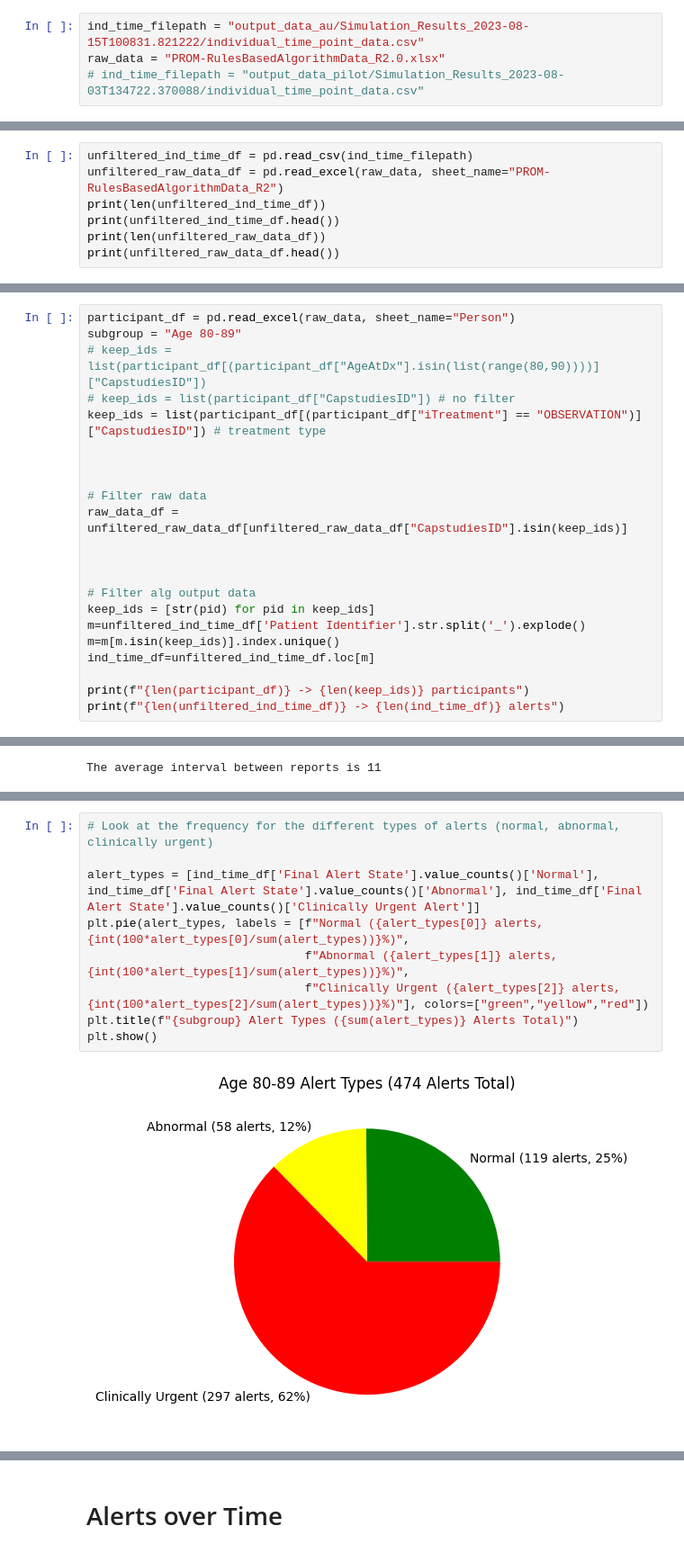
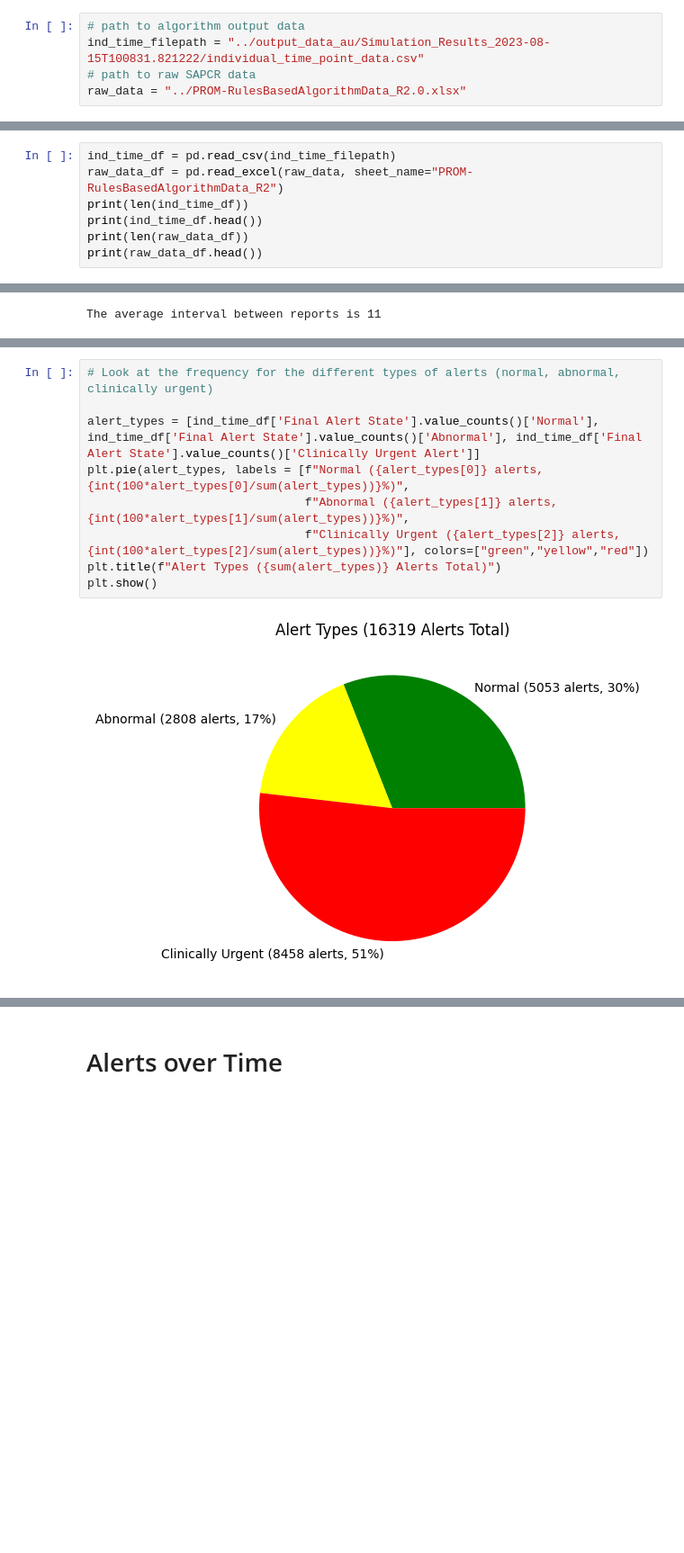
Before and after one commit to nrozario/ned-alg-analysis, a Jupyter notebook: analysis.ipynb, the cells around one changed output, grey strips where cells are left out. Shown at 90% size. Drawn from its saved outputs; the diff is of its cells as text; blank space fills up the shorter version.

```diff
--- a/analysis.ipynb
+++ b/analysis.ipynb
@@ -4,9 +4,10 @@ import matplotlib.pyplot as plt
 import numpy as np
 from datetime import datetime
 # %%
-ind_time_filepath = "output_data_au/Simulation_Results_2023-08-15T100831.821222/individual_time_point_data.csv"
-raw_data = "PROM-RulesBasedAlgorithmData_R2.0.xlsx"
-# ind_time_filepath = "output_data_pilot/Simulation_Results_2023-08-03T134722.370088/individual_time_point_data.csv"
+# path to algorithm output data
+ind_time_filepath = "../output_data_au/Simulation_Results_2023-08-15T100831.821222/individual_time_point_data.csv"
+# path to raw SAPCR data
+raw_data = "../PROM-RulesBasedAlgorithmData_R2.0.xlsx"
 # %%
 domain_code_to_name = {"ui_domain" : "Urinary Incontinence Domain",
                       "sf_domain" : "Sexual Function Domain",
@@ -16,12 +17,12 @@ domain_code_to_name = {"ui_domain" : "Urinary Incontinence Domain",
                        "q6d" : "Blood Stools Question"
                       }
 # %%
-unfiltered_ind_time_df = pd.read_csv(ind_time_filepath)
-unfiltered_raw_data_df = pd.read_excel(raw_data, sheet_name="PROM-RulesBasedAlgorithmData_R2")
-print(len(unfiltered_ind_time_df))
-print(unfiltered_ind_time_df.head())
-print(len(unfiltered_raw_data_df))
-print(unfiltered_raw_data_df.head())
+ind_time_df = pd.read_csv(ind_time_filepath)
+raw_data_df = pd.read_excel(raw_data, sheet_name="PROM-RulesBasedAlgorithmData_R2")
+print(len(ind_time_df))
+print(ind_time_df.head())
+print(len(raw_data_df))
+print(raw_data_df.head())
 # %% [output]
 16319
   Patient Identifier           Time Point Urinary Incontinence Domain State  \
@@ -45,22 +43,0 @@ print(unfiltered_raw_data_df.head())
-# %%
-participant_df = pd.read_excel(raw_data, sheet_name="Person")
-subgroup = "Age 80-89"
-# keep_ids = list(participant_df[(participant_df["AgeAtDx"].isin(list(range(80,90))))]["CapstudiesID"])
-# keep_ids = list(participant_df["CapstudiesID"]) # no filter
-keep_ids = list(participant_df[(participant_df["iTreatment"] == "OBSERVATION")]["CapstudiesID"]) # treatment type
-
-
-
-# Filter raw data
-raw_data_df = unfiltered_raw_data_df[unfiltered_raw_data_df["CapstudiesID"].isin(keep_ids)]
-
-
-
-# Filter alg output data
-keep_ids = [str(pid) for pid in keep_ids]
-m=unfiltered_ind_time_df['Patient Identifier'].str.split('_').explode()
-m=m[m.isin(keep_ids)].index.unique()
-ind_time_df=unfiltered_ind_time_df.loc[m]
-
-print(f"{len(participant_df)} -> {len(keep_ids)} participants")
-print(f"{len(unfiltered_ind_time_df)} -> {len(ind_time_df)} alerts")
@@ -118,14 +92,14 @@ plt.show()
 # %%
 # Look at the frequency for the different types of alerts (normal, abnormal, clinically urgent)
 
 alert_types = [ind_time_df['Final Alert State'].value_counts()['Normal'], ind_time_df['Final Alert State'].value_counts()['Abnormal'], ind_time_df['Final Alert State'].value_counts()['Clinically Urgent Alert']]
 plt.pie(alert_types, labels = [f"Normal ({alert_types[0]} alerts, {int(100*alert_types[0]/sum(alert_types))}%)",
                                f"Abnormal ({alert_types[1]} alerts, {int(100*alert_types[1]/sum(alert_types))}%)",
                                f"Clinically Urgent ({alert_types[2]} alerts, {int(100*alert_types[2]/sum(alert_types))}%)"], colors=["green","yellow","red"])
-plt.title(f"{subgroup} Alert Types ({sum(alert_types)} Alerts Total)")
+plt.title(f"Alert Types ({sum(alert_types)} Alerts Total)")
 plt.show()
 # %% [output]
-[figure, old version]
+[figure, new version]
 # %%
 # Number of domains triggering a clinically urgent alert
 no_triggering_domains = ind_time_df.groupby('Final Alert State')['Alerting Domains'].apply(list)
```
Also changed, not shown: parts of 15 cells of this notebook, 3 other files.
